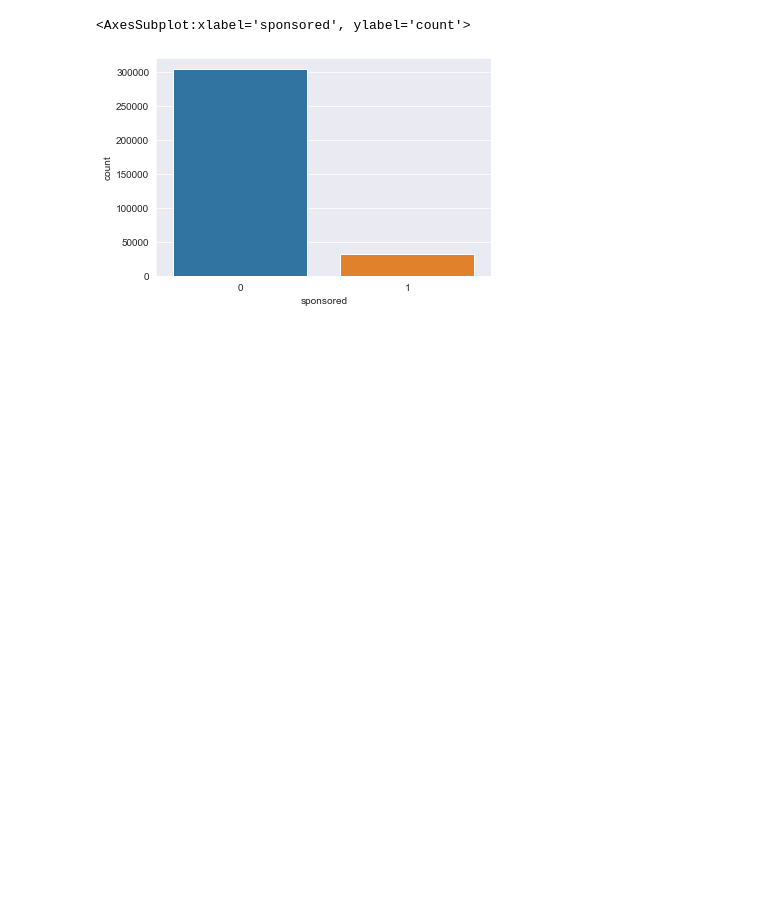
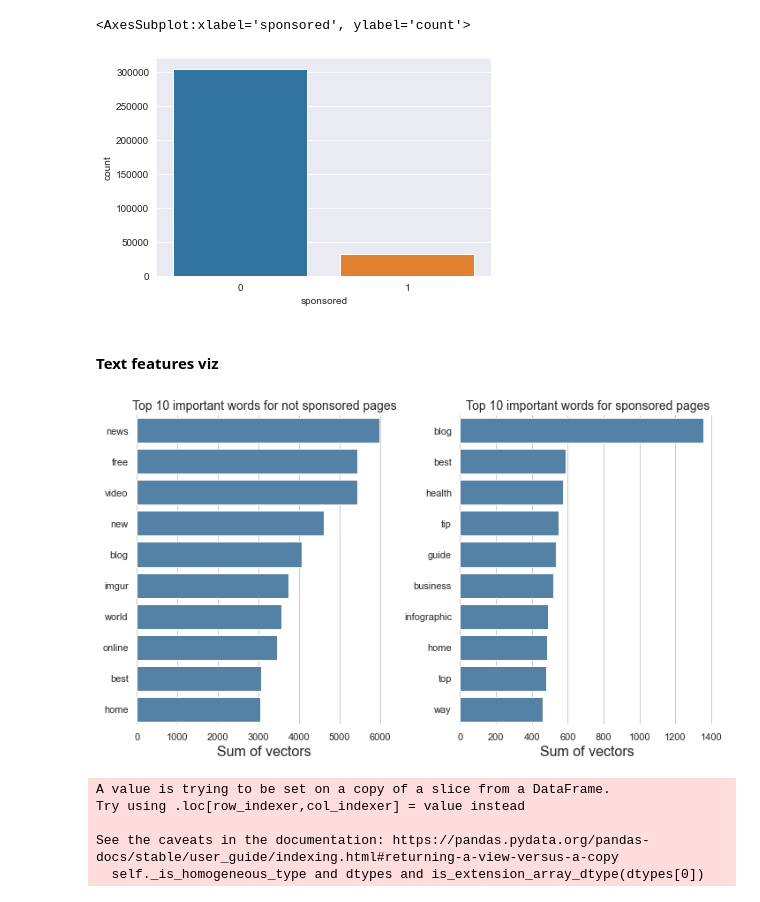
Before and after one commit to ohryshyn/sponsored-ad-prediction, a Jupyter notebook: models/eda.ipynb, the cells around one changed output. Drawn from its saved outputs; the diff is of its cells as text; code cells hidden in the pictures; blank space fills up the shorter version.

Commit message:
added eda charts

```diff
--- a/models/eda.ipynb
+++ b/models/eda.ipynb
@@ -79,3 +81,5 @@ sns.countplot(data=df_file_labels, x='sponsored')
 # %% [output]
 <AxesSubplot:xlabel='sponsored', ylabel='count'>
 [figure]
+# %% [markdown]
+#### Text features viz
@@ -81,0 +109,38 @@ sns.countplot(data=df_file_labels, x='sponsored')
+# %%
+df_t_grp = df_t_grp[1:]
+# %%
+df_t_grp = df_t_grp.rename({
+    'index': 'word',
+    0: 'not_sponsored',
+    1: 'sponsored'
+}, axis=1)
+# %%
+df_t_nsp = df_t_grp.sort_values(by='not_sponsored', ascending = False)[:10]
+# %%
+df_t_sp = df_t_grp.sort_values(by='sponsored', ascending = False)[:10]
+# %%
+sns.set_theme(style="whitegrid")
+fig, ax = plt.subplots(1, 2, figsize=(10, 6))
+p1 = sns.barplot(x='not_sponsored',
+            y='word',
+            data=df_t_nsp,
+            color='steelblue',
+            ax=ax[0])
+p2 = sns.barplot(x='sponsored',
+            y='word',
+            data=df_t_sp,
+            color='steelblue',
+            ax=ax[1])
+
+
+p1.set_xlabel('Sum of vectors', fontsize=16)
+p1.set_ylabel(None)
+p1.set_title("Top 10 important words for not sponsored pages", fontsize=14)
+
+p2.set_xlabel('Sum of vectors', fontsize=16)
+p2.set_ylabel(None)
+p2.set_title("Top 10 important words for sponsored pages", fontsize=14)
+sns.despine(left=True, bottom=True)
+fig.tight_layout()
+# %% [output]
+[figure, added]
@@ -81,0 +149,8 @@ sns.countplot(data=df_file_labels, x='sponsored')
+# %%
+df_t_grp[['sponsored', 'not_sponsored']] = scaler.fit_transform(df_t_grp[['sponsored', 'not_sponsored']])
+# %% [output]
+A value is trying to be set on a copy of a slice from a DataFrame.
+Try using .loc[row_indexer,col_indexer] = value instead
+
+See the caveats in the documentation: https://pandas.pydata.org/pandas-docs/stable/user_guide/indexing.html#returning-a-view-versus-a-copy
+  self._is_homogeneous_type and dtypes and is_extension_array_dtype(dtypes[0])
```
Also changed, not shown: parts of 12 cells of this notebook.
